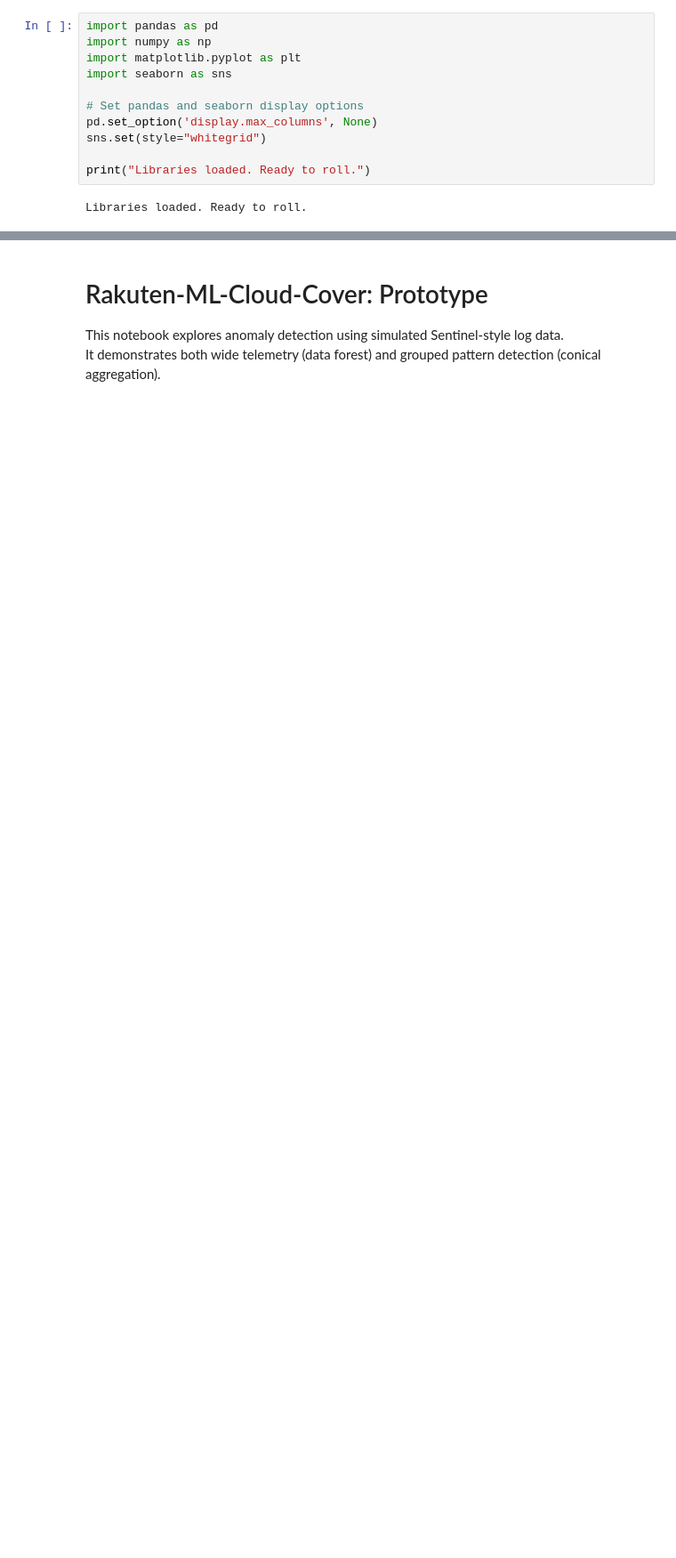
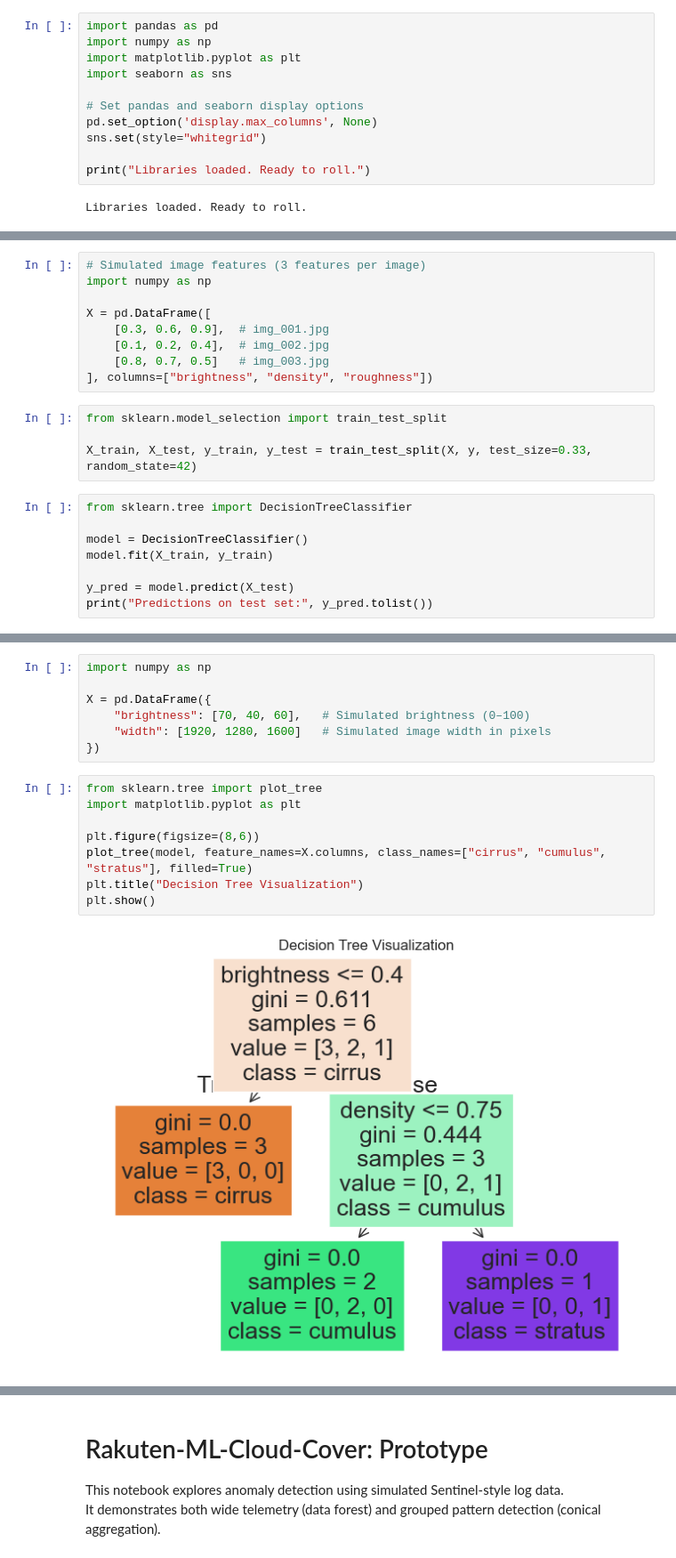
Before and after one commit to tristach/rakuten-ML-cloud-cover, a Jupyter notebook: notebooks/rakuten-ml-prototype.ipynb, the cells around one changed output, grey strips where cells are left out. Shown at 89% size. Drawn from its saved outputs; the diff is of its cells as text; blank space fills up the shorter version.

Commit message:
Updated prototype notebook and added synthetic cloud data

```diff
--- a/notebooks/rakuten-ml-prototype.ipynb
+++ b/notebooks/rakuten-ml-prototype.ipynb
@@ -13,0 +139,21 @@ Libraries loaded. Ready to roll.
+# %%
+# Simulated image features (3 features per image)
+import numpy as np
+
+X = pd.DataFrame([
+    [0.3, 0.6, 0.9],  # img_001.jpg
+    [0.1, 0.2, 0.4],  # img_002.jpg
+    [0.8, 0.7, 0.5]   # img_003.jpg
+], columns=["brightness", "density", "roughness"])
+# %%
+from sklearn.model_selection import train_test_split
+
+X_train, X_test, y_train, y_test = train_test_split(X, y, test_size=0.33, random_state=42)
+# %%
+from sklearn.tree import DecisionTreeClassifier
+
+model = DecisionTreeClassifier()
+model.fit(X_train, y_train)
+
+y_pred = model.predict(X_test)
+print("Predictions on test set:", y_pred.tolist())
@@ -13,0 +186,17 @@ Libraries loaded. Ready to roll.
+# %%
+import numpy as np
+
+X = pd.DataFrame({
+    "brightness": [70, 40, 60],   # Simulated brightness (0–100)
+    "width": [1920, 1280, 1600]   # Simulated image width in pixels
+})
+# %%
+from sklearn.tree import plot_tree
+import matplotlib.pyplot as plt
+
+plt.figure(figsize=(8,6))
+plot_tree(model, feature_names=X.columns, class_names=["cirrus", "cumulus", "stratus"], filled=True)
+plt.title("Decision Tree Visualization")
+plt.show()
+# %% [output]
+[figure, added]
```
Also changed, not shown: parts of 12 cells of this notebook, 1 other file.
